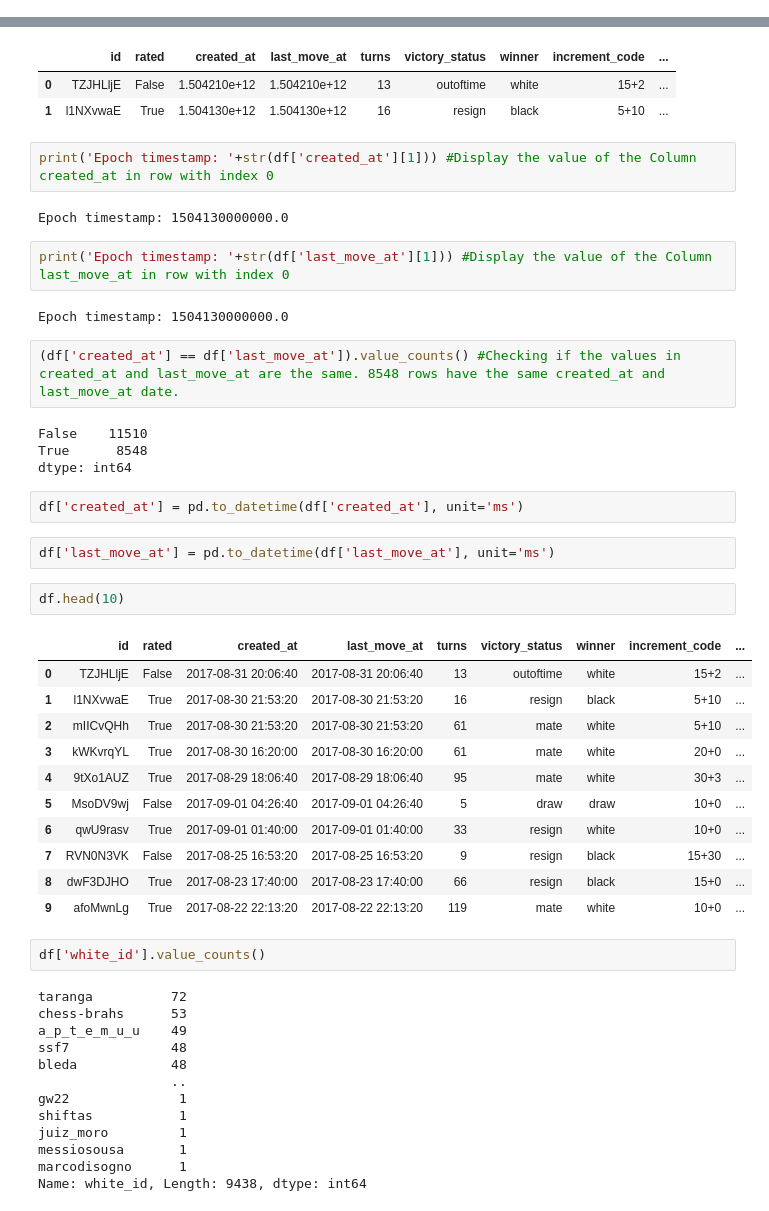
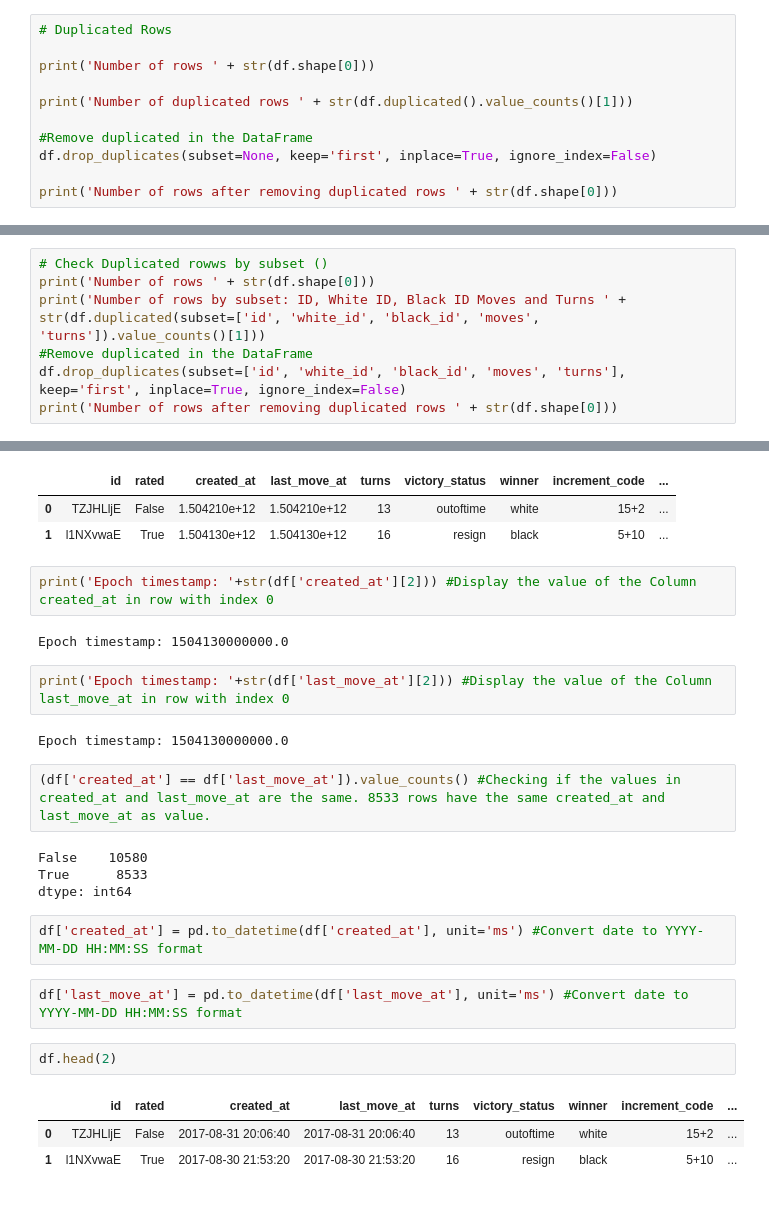
Before and after one commit to isra-st/Chess_aa_is, a Jupyter notebook: Chess_Visualizations_Isra.ipynb, the cells around one changed output, grey strips where cells are left out. Cells and saved outputs as stored; diff of their text form.

Commit message:
Column analysis v1

```diff
--- a/Chess_Visualizations_Isra.ipynb
+++ b/Chess_Visualizations_Isra.ipynb
@@ -159,3 +159,14 @@ pd.DataFrame(df.describe(include='all').iloc[1]).dropna()
 | moves | 18920 |
 | opening_eco | 365 |
 | opening_name | 1477 |
+# %%
+# Duplicated Rows
+
+print('Number of rows ' + str(df.shape[0]))
+
+print('Number of duplicated rows ' + str(df.duplicated().value_counts()[1]))
+
+#Remove duplicated in the DataFrame
+df.drop_duplicates(subset=None, keep='first', inplace=True, ignore_index=False)
+
+print('Number of rows after removing duplicated rows ' + str(df.shape[0]))
@@ -161,0 +177,7 @@ pd.DataFrame(df.describe(include='all').iloc[1]).dropna()
+# %%
+# Check Duplicated rowws by subset ()
+print('Number of rows ' + str(df.shape[0]))
+print('Number of rows by subset: ID, White ID, Black ID Moves and Turns ' + str(df.duplicated(subset=['id', 'white_id', 'black_id', 'moves', 'turns']).value_counts()[1]))
+#Remove duplicated in the DataFrame
+df.drop_duplicates(subset=['id', 'white_id', 'black_id', 'moves', 'turns'], keep='first', inplace=True, ignore_index=False)
+print('Number of rows after removing duplicated rows ' + str(df.shape[0]))
@@ -168,49 +198,26 @@ df.head(2) #Display 2 first rows of the Dataset
 | 0 | TZJHLljE | False | 1.504210e+12 | 1.504210e+12 | 13 | outoftime | white | 15+2 | ... |
 | 1 | l1NXvwaE | True | 1.504130e+12 | 1.504130e+12 | 16 | resign | black | 5+10 | ... |
 # %%
-print('Epoch timestamp: '+str(df['created_at'][1])) #Display the value of the Column created_at in row with index 0
+print('Epoch timestamp: '+str(df['created_at'][2])) #Display the value of the Column created_at in row with index 0
 # %% [output]
 Epoch timestamp: 1504130000000.0
 # %%
-print('Epoch timestamp: '+str(df['last_move_at'][1])) #Display the value of the Column last_move_at in row with index 0
+print('Epoch timestamp: '+str(df['last_move_at'][2])) #Display the value of the Column last_move_at in row with index 0
 # %% [output]
 Epoch timestamp: 1504130000000.0
 # %%
-(df['created_at'] == df['last_move_at']).value_counts() #Checking if the values in created_at and last_move_at are the same. 8548 rows have the same created_at and last_move_at date.
+(df['created_at'] == df['last_move_at']).value_counts() #Checking if the values in created_at and last_move_at are the same. 8533 rows have the same created_at and last_move_at as value.
 # %% [output]
-False    11510
-True      8548
+False    10580
+True      8533
 dtype: int64
 # %%
-df['created_at'] = pd.to_datetime(df['created_at'], unit='ms')
+df['created_at'] = pd.to_datetime(df['created_at'], unit='ms') #Convert date to YYYY-MM-DD HH:MM:SS format
 # %%
-df['last_move_at'] = pd.to_datetime(df['last_move_at'], unit='ms')
+df['last_move_at'] = pd.to_datetime(df['last_move_at'], unit='ms') #Convert date to YYYY-MM-DD HH:MM:SS format
 # %%
-df.head(10)
+df.head(2)
 # %% [output]
 |  | id | rated | created_at | last_move_at | turns | victory_status | winner | increment_code | ... |
 | 0 | TZJHLljE | False | 2017-08-31 20:06:40 | 2017-08-31 20:06:40 | 13 | outoftime | white | 15+2 | ... |
 | 1 | l1NXvwaE | True | 2017-08-30 21:53:20 | 2017-08-30 21:53:20 | 16 | resign | black | 5+10 | ... |
-| 2 | mIICvQHh | True | 2017-08-30 21:53:20 | 2017-08-30 21:53:20 | 61 | mate | white | 5+10 | ... |
-| 3 | kWKvrqYL | True | 2017-08-30 16:20:00 | 2017-08-30 16:20:00 | 61 | mate | white | 20+0 | ... |
-| 4 | 9tXo1AUZ | True | 2017-08-29 18:06:40 | 2017-08-29 18:06:40 | 95 | mate | white | 30+3 | ... |
-| 5 | MsoDV9wj | False | 2017-09-01 04:26:40 | 2017-09-01 04:26:40 | 5 | draw | draw | 10+0 | ... |
-| 6 | qwU9rasv | True | 2017-09-01 01:40:00 | 2017-09-01 01:40:00 | 33 | resign | white | 10+0 | ... |
-| 7 | RVN0N3VK | False | 2017-08-25 16:53:20 | 2017-08-25 16:53:20 | 9 | resign | black | 15+30 | ... |
-| 8 | dwF3DJHO | True | 2017-08-23 17:40:00 | 2017-08-23 17:40:00 | 66 | resign | black | 15+0 | ... |
-| 9 | afoMwnLg | True | 2017-08-22 22:13:20 | 2017-08-22 22:13:20 | 119 | mate | white | 10+0 | ... |
-# %%
-df['white_id'].value_counts()
-# %% [output]
-taranga          72
-chess-brahs      53
-a_p_t_e_m_u_u    49
-ssf7             48
-bleda            48
-                 ..
-gw22              1
-shiftas           1
-juiz_moro         1
-messiosousa       1
-marcodisogno      1
-Name: white_id, Length: 9438, dtype: int64
```
Also changed, not shown: parts of 23 cells of this notebook.
